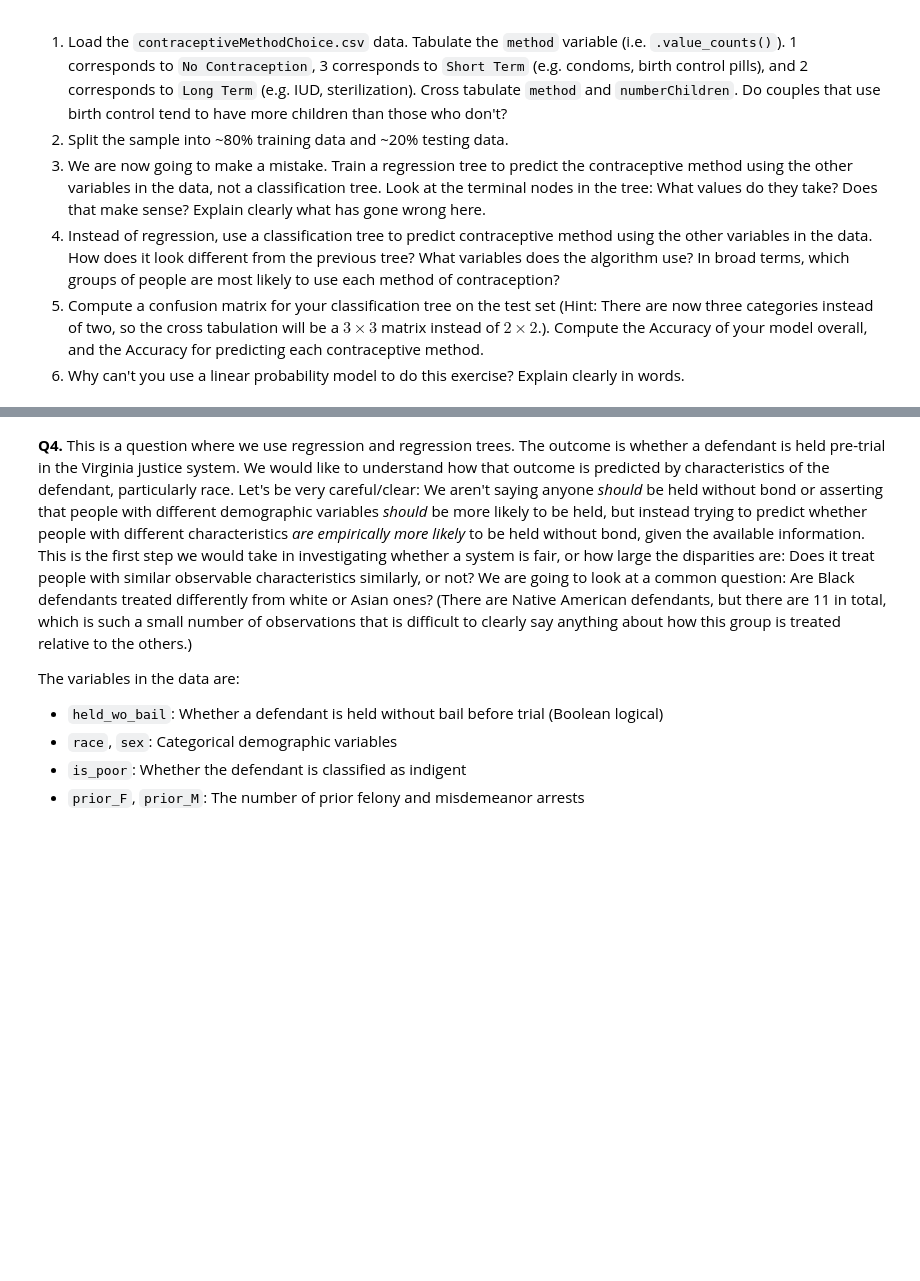
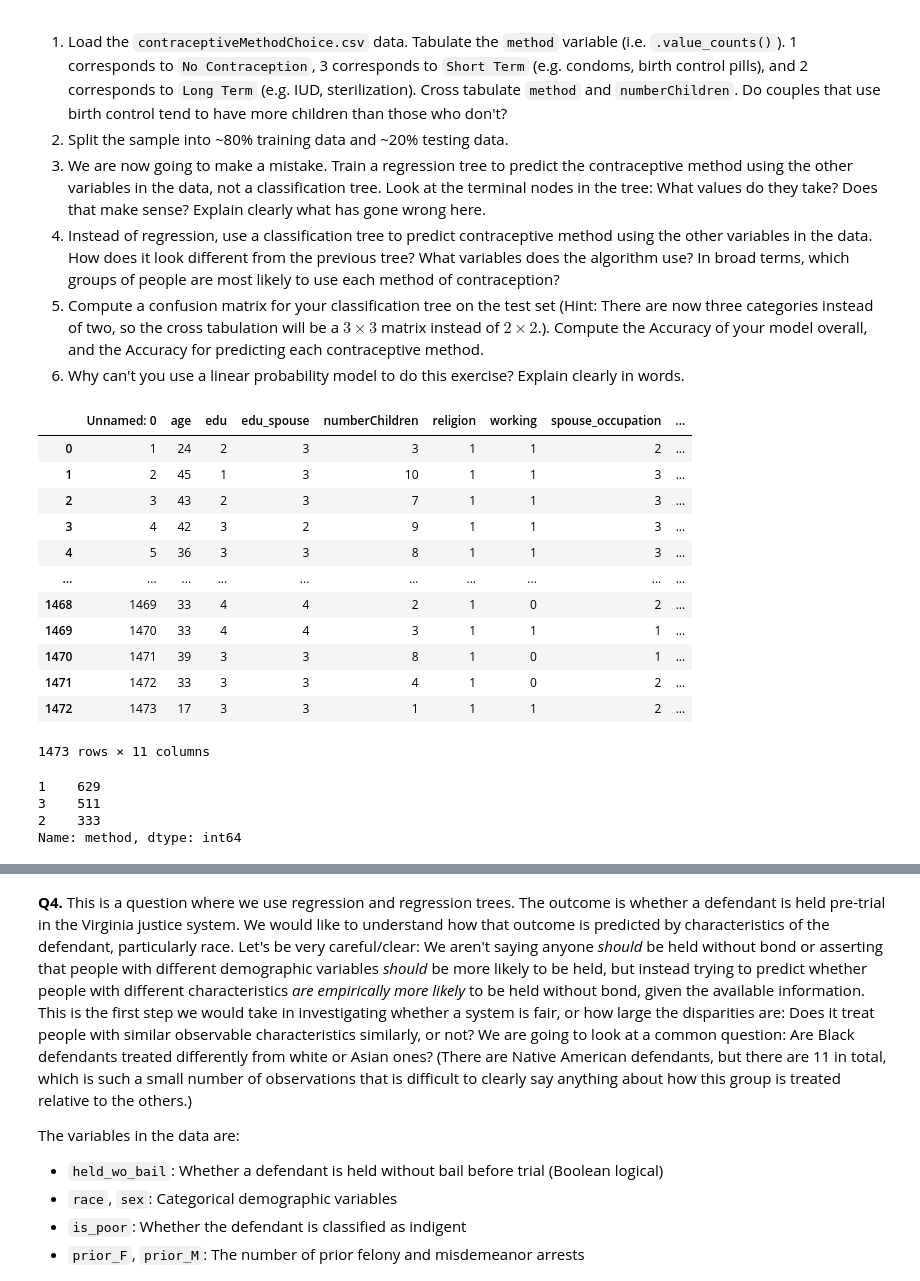
Before and after one commit to BAltenburger/assignment4, a Jupyter notebook: assignment4.ipynb, the cells around one changed output, grey strips where cells are left out. Drawn from its saved outputs; the diff is of its cells as text; code cells hidden in the pictures; blank space fills up the shorter version.

```diff
--- a/assignment4.ipynb
+++ b/assignment4.ipynb
@@ -169,3 +381,27 @@ print(filtered_df)
   4. Instead of regression, use a classification tree to predict contraceptive method using the other variables in the data. How does it look different from the previous tree? What variables does the algorithm use? In broad terms, which groups of people are most likely to use each method of contraception?
   5. Compute a confusion matrix for your classification tree on the test set (Hint: There are now three categories instead of two, so the cross tabulation will be a $3 \times 3$ matrix instead of $2 \times 2$.). Compute the Accuracy of your model overall, and the Accuracy for predicting each contraceptive method.
   7. Why can't you use a linear probability model to do this exercise? Explain clearly in words.
+# %%
+df = pd.read_csv("./assignment4/data/contraception_hw.csv")
+display(df)
+# %% [output]
+|  | Unnamed: 0 | age | edu | edu_spouse | numberChildren | religion | working | spouse_occupation | ... |
+| 0 | 1 | 24 | 2 | 3 | 3 | 1 | 1 | 2 | ... |
+| 1 | 2 | 45 | 1 | 3 | 10 | 1 | 1 | 3 | ... |
+| 2 | 3 | 43 | 2 | 3 | 7 | 1 | 1 | 3 | ... |
+| 3 | 4 | 42 | 3 | 2 | 9 | 1 | 1 | 3 | ... |
+| 4 | 5 | 36 | 3 | 3 | 8 | 1 | 1 | 3 | ... |
+| ... | ... | ... | ... | ... | ... | ... | ... | ... | ... |
+| 1468 | 1469 | 33 | 4 | 4 | 2 | 1 | 0 | 2 | ... |
+| 1469 | 1470 | 33 | 4 | 4 | 3 | 1 | 1 | 1 | ... |
+| 1470 | 1471 | 39 | 3 | 3 | 8 | 1 | 0 | 1 | ... |
+| 1471 | 1472 | 33 | 3 | 3 | 4 | 1 | 0 | 2 | ... |
+| 1472 | 1473 | 17 | 3 | 3 | 1 | 1 | 1 | 2 | ... |
+1473 rows × 11 columns
+# %%
+df['method'].value_counts()
+# %% [output]
+1    629
+3    511
+2    333
+Name: method, dtype: int64
```
Also changed, not shown: parts of 24 cells of this notebook.
